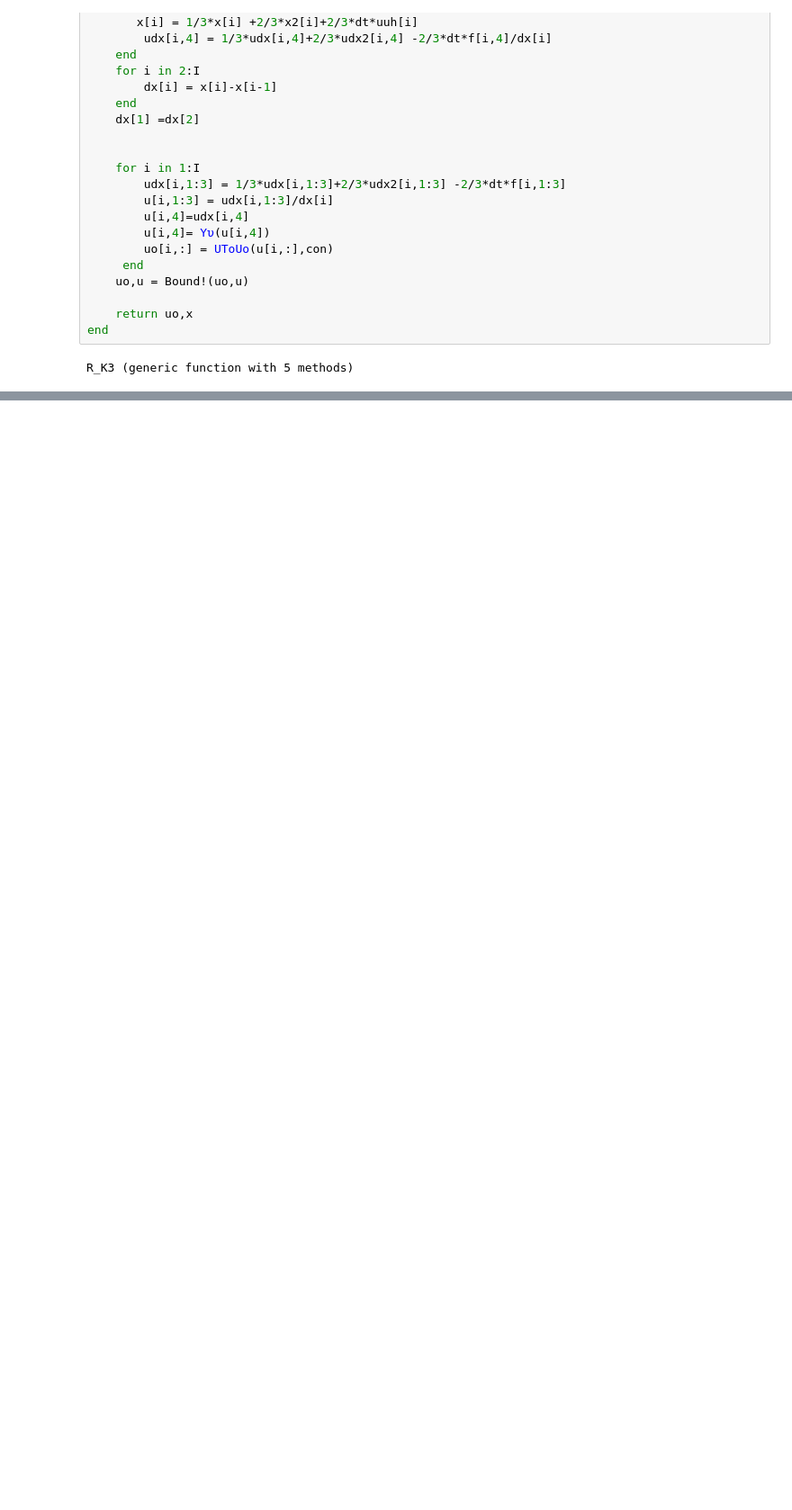
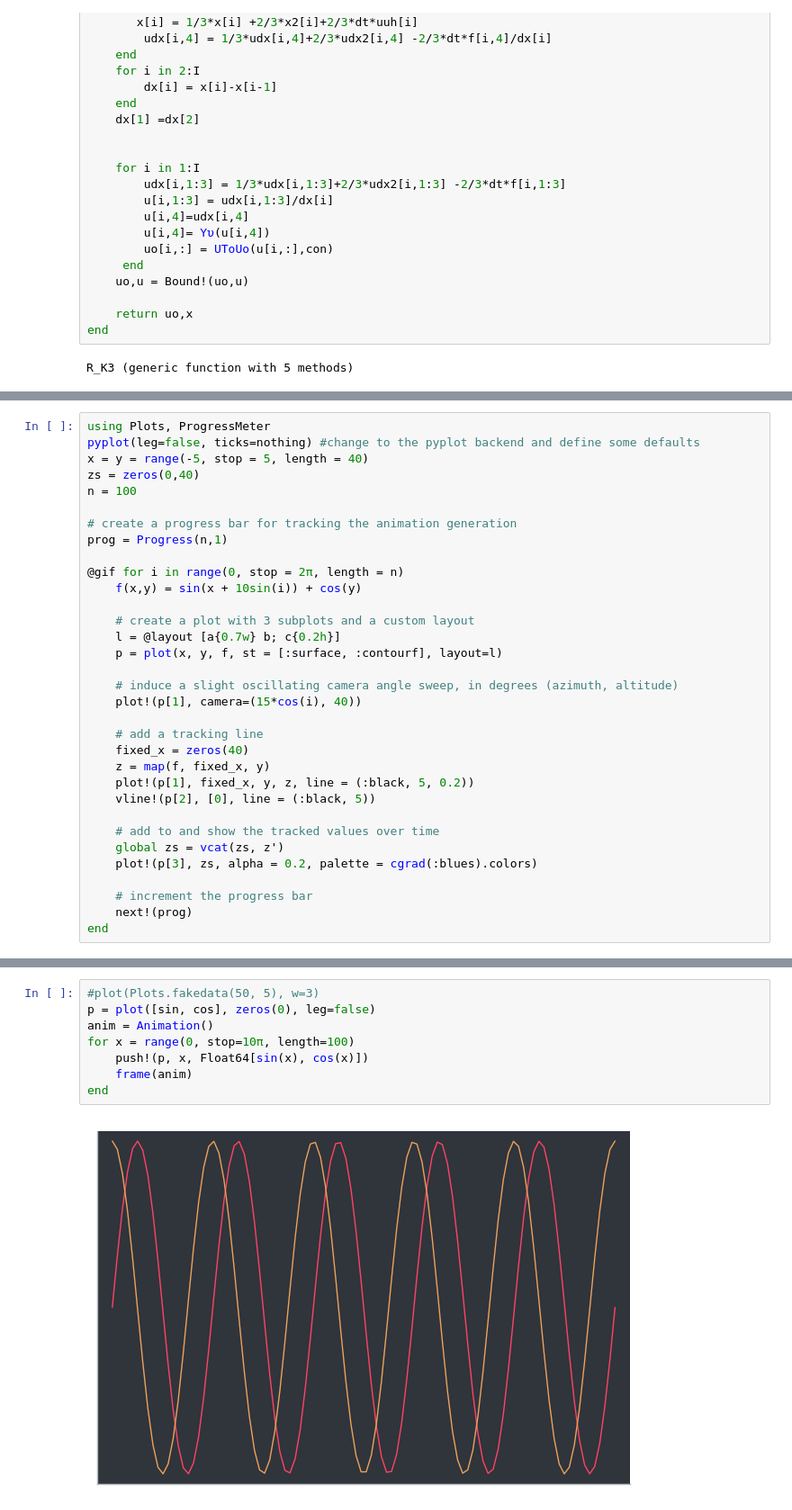
Before and after one commit to bfly123/julia_Lagrangian, a Jupyter notebook: Lagrangian_1d.ipynb, the cells around one changed output, grey strips where cells are left out. Shown: that part at 90% size. Drawn from its saved outputs; the diff is of its cells as text; blank space fills up the shorter version.

```diff
--- a/Lagrangian_1d.ipynb
+++ b/Lagrangian_1d.ipynb
@@ -785,0 +800,33 @@ x
+# %%
+using Plots, ProgressMeter
+pyplot(leg=false, ticks=nothing) #change to the pyplot backend and define some defaults
+x = y = range(-5, stop = 5, length = 40)
+zs = zeros(0,40)
+n = 100
+
+# create a progress bar for tracking the animation generation
+prog = Progress(n,1)
+
+@gif for i in range(0, stop = 2π, length = n)
+    f(x,y) = sin(x + 10sin(i)) + cos(y)
+
+    # create a plot with 3 subplots and a custom layout
+    l = @layout [a{0.7w} b; c{0.2h}]
+    p = plot(x, y, f, st = [:surface, :contourf], layout=l)
+
+    # induce a slight oscillating camera angle sweep, in degrees (azimuth, altitude)
+    plot!(p[1], camera=(15*cos(i), 40))
+
+    # add a tracking line
+    fixed_x = zeros(40)
+    z = map(f, fixed_x, y)
+    plot!(p[1], fixed_x, y, z, line = (:black, 5, 0.2))
+    vline!(p[2], [0], line = (:black, 5))
+
+    # add to and show the tracked values over time
+    global zs = vcat(zs, z')
+    plot!(p[3], zs, alpha = 0.2, palette = cgrad(:blues).colors)
+
+    # increment the progress bar
+    next!(prog)
+end
@@ -785,0 +840,10 @@ x
+# %%
+#plot(Plots.fakedata(50, 5), w=3)
+p = plot([sin, cos], zeros(0), leg=false)
+anim = Animation()
+for x = range(0, stop=10π, length=100)
+    push!(p, x, Float64[sin(x), cos(x)])
+    frame(anim)
+end
+# %% [output]
+[figure, added]
```
Also changed, not shown: parts of 17 cells of this notebook.
